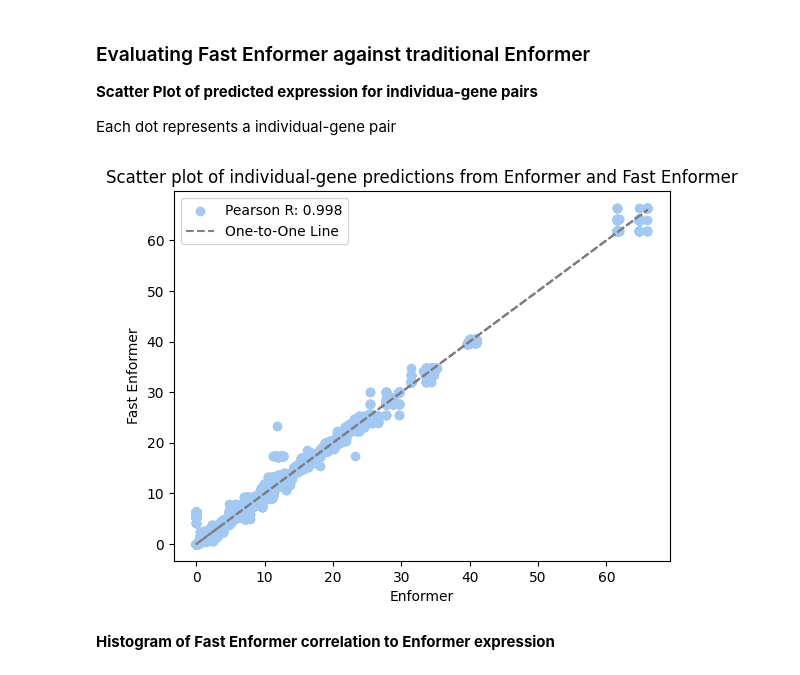
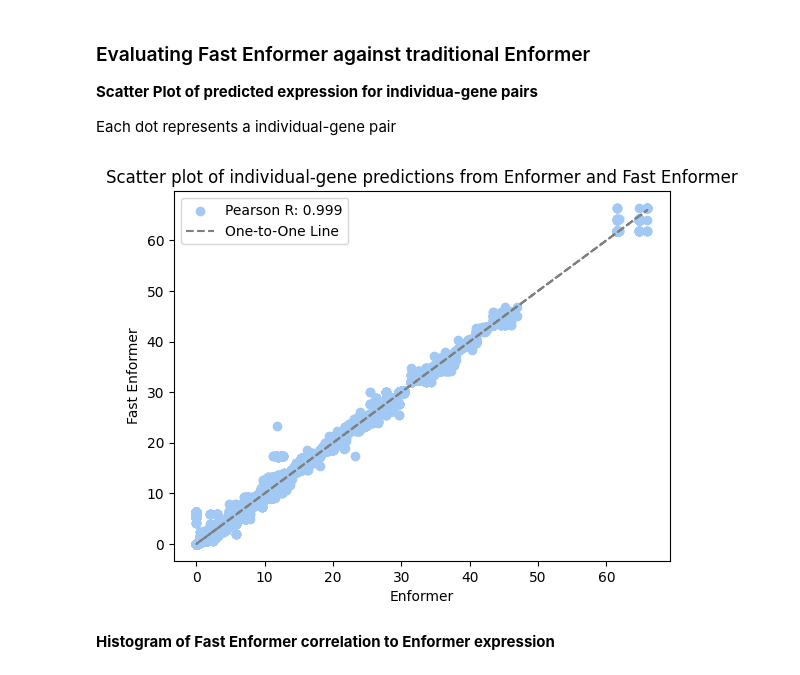
Before and after one commit to hakyimlab/sabrina-deep-learning-in-genomics, a Jupyter notebook: posts/2024-01-10-epigenomexcan-vs-enformer-significant-genes/index.ipynb, the cells around one changed output. Drawn from its saved outputs; the diff is of its cells as text; code cells hidden in the pictures.

```diff
--- a/posts/2024-01-10-epigenomexcan-vs-enformer-significant-genes/index.ipynb
+++ b/posts/2024-01-10-epigenomexcan-vs-enformer-significant-genes/index.ipynb
@@ -190,19 +181,23 @@ Each dot represents a individual-gene pair
 # %%
 #| code-fold: true
 x = pred_expr.values.flatten()
 y = haplo_expr.values.flatten()
+# remove nan
+values = ~np.isnan(x) & ~np.isnan(y)
+x = x[values]
+y = y[values]
 corr, _ = stats.pearsonr(x,y)
 plt.scatter(x, y, label=f'Pearson R: {corr:.3f}', marker='o', color=colors[0])
 # sns.regplot(x=x, y=y, ci=None, line_kws={'label': f'Correlation: {corr:.3f}'})
 plt.xlabel('Enformer')
 plt.ylabel('Fast Enformer')
 plt.title('Scatter plot of individual-gene predictions from Enformer and Fast Enformer')
 # plt.plot(x, slope * x + intercept, '--', color="black", label=f'Best Fit Line: y = {slope:.3f}x + {intercept:.3f}')
 plt.plot(x, x, '--', color="grey", label=f'One-to-One Line')
 plt.legend()
 plt.show()
 # %% [output]
-[figure, old version]
+[figure, new version]
 # %% [markdown]
 **Histogram of Fast Enformer correlation to Enformer expression**
 # %%
```
Also changed, not shown: parts of 9 cells of this notebook.
